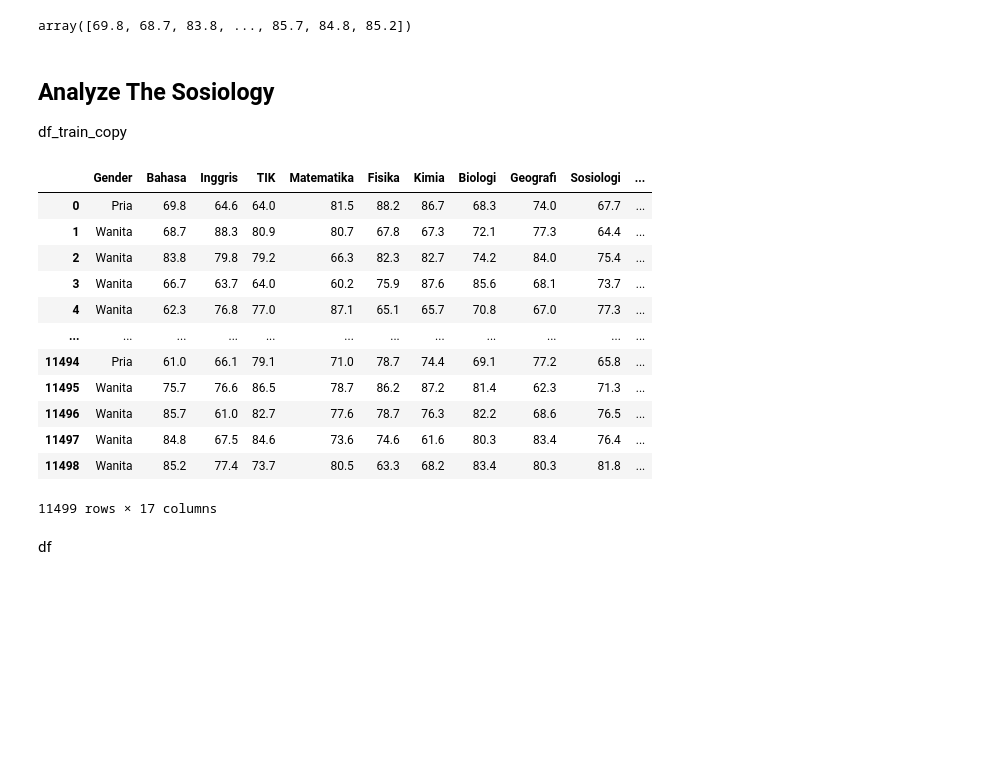
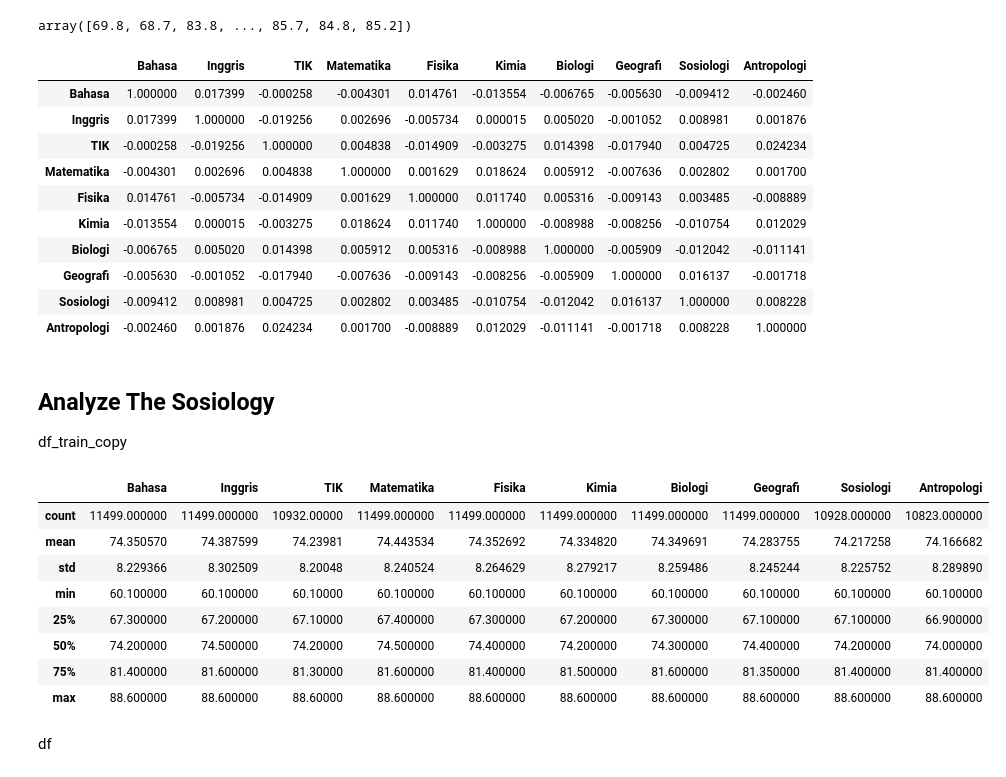
Before and after one commit to Xwyzworms/Diagnostic_Reasoning_HouseRent, a Jupyter notebook: Analisis_1.ipynb, the cells around one changed output. Cells and saved outputs as stored; diff of their text form; code cells hidden in the pictures; blank space fills up the shorter version.

```diff
--- a/Analisis_1.ipynb
+++ b/Analisis_1.ipynb
@@ -257,6 +257,20 @@ df_train_copy= util_preprocessing.changeToFloatNums(df_train_copy, numCols, np.n
 df_train_copy["Bahasa"].values
 # %% [output]
 array([69.8, 68.7, 83.8, ..., 85.7, 84.8, 85.2])
+# %%
+df_train_copy[numCols].pcorr()
+# %% [output]
+|  | Bahasa | Inggris | TIK | Matematika | Fisika | Kimia | Biologi | Geografi | Sosiologi | Antropologi |
+| Bahasa | 1.000000 | 0.017399 | -0.000258 | -0.004301 | 0.014761 | -0.013554 | -0.006765 | -0.005630 | -0.009412 | -0.002460 |
+| Inggris | 0.017399 | 1.000000 | -0.019256 | 0.002696 | -0.005734 | 0.000015 | 0.005020 | -0.001052 | 0.008981 | 0.001876 |
+| TIK | -0.000258 | -0.019256 | 1.000000 | 0.004838 | -0.014909 | -0.003275 | 0.014398 | -0.017940 | 0.004725 | 0.024234 |
+| Matematika | -0.004301 | 0.002696 | 0.004838 | 1.000000 | 0.001629 | 0.018624 | 0.005912 | -0.007636 | 0.002802 | 0.001700 |
+| Fisika | 0.014761 | -0.005734 | -0.014909 | 0.001629 | 1.000000 | 0.011740 | 0.005316 | -0.009143 | 0.003485 | -0.008889 |
+| Kimia | -0.013554 | 0.000015 | -0.003275 | 0.018624 | 0.011740 | 1.000000 | -0.008988 | -0.008256 | -0.010754 | 0.012029 |
+| Biologi | -0.006765 | 0.005020 | 0.014398 | 0.005912 | 0.005316 | -0.008988 | 1.000000 | -0.005909 | -0.012042 | -0.011141 |
+| Geografi | -0.005630 | -0.001052 | -0.017940 | -0.007636 | -0.009143 | -0.008256 | -0.005909 | 1.000000 | 0.016137 | -0.001718 |
+| Sosiologi | -0.009412 | 0.008981 | 0.004725 | 0.002802 | 0.003485 | -0.010754 | -0.012042 | 0.016137 | 1.000000 | 0.008228 |
+| Antropologi | -0.002460 | 0.001876 | 0.024234 | 0.001700 | -0.008889 | 0.012029 | -0.011141 | -0.001718 | 0.008228 | 1.000000 |
 # %%
 reload()
 util_visualization.drawHeatmap(np.round(df_train_copy[numCols].corr(),2),numCols, numCols, "Korelasi Linear Antara Nilai Numerik" )
@@ -264,20 +278,16 @@ util_visualization.drawHeatmap(np.round(df_train_copy[numCols].corr(),2),numCols
 ## Analyze The Sosiology
 df_train_copy
 # %%
-df_train_copy
+df_train_copy[numCols].describe()
 # %% [output]
-|  | Gender | Bahasa | Inggris | TIK | Matematika | Fisika | Kimia | Biologi | Geografi | Sosiologi | ... |
-| 0 | Pria | 69.8 | 64.6 | 64.0 | 81.5 | 88.2 | 86.7 | 68.3 | 74.0 | 67.7 | ... |
-| 1 | Wanita | 68.7 | 88.3 | 80.9 | 80.7 | 67.8 | 67.3 | 72.1 | 77.3 | 64.4 | ... |
-| 2 | Wanita | 83.8 | 79.8 | 79.2 | 66.3 | 82.3 | 82.7 | 74.2 | 84.0 | 75.4 | ... |
-| 3 | Wanita | 66.7 | 63.7 | 64.0 | 60.2 | 75.9 | 87.6 | 85.6 | 68.1 | 73.7 | ... |
-| 4 | Wanita | 62.3 | 76.8 | 77.0 | 87.1 | 65.1 | 65.7 | 70.8 | 67.0 | 77.3 | ... |
-| ... | ... | ... | ... | ... | ... | ... | ... | ... | ... | ... | ... |
-| 11494 | Pria | 61.0 | 66.1 | 79.1 | 71.0 | 78.7 | 74.4 | 69.1 | 77.2 | 65.8 | ... |
-| 11495 | Wanita | 75.7 | 76.6 | 86.5 | 78.7 | 86.2 | 87.2 | 81.4 | 62.3 | 71.3 | ... |
-| 11496 | Wanita | 85.7 | 61.0 | 82.7 | 77.6 | 78.7 | 76.3 | 82.2 | 68.6 | 76.5 | ... |
-| 11497 | Wanita | 84.8 | 67.5 | 84.6 | 73.6 | 74.6 | 61.6 | 80.3 | 83.4 | 76.4 | ... |
-| 11498 | Wanita | 85.2 | 77.4 | 73.7 | 80.5 | 63.3 | 68.2 | 83.4 | 80.3 | 81.8 | ... |
+|  | Bahasa | Inggris | TIK | Matematika | Fisika | Kimia | Biologi | Geografi | Sosiologi | Antropologi |
+| count | 11499.000000 | 11499.000000 | 10932.00000 | 11499.000000 | 11499.000000 | 11499.000000 | 11499.000000 | 11499.000000 | 10928.000000 | 10823.000000 |
+| mean | 74.350570 | 74.387599 | 74.23981 | 74.443534 | 74.352692 | 74.334820 | 74.349691 | 74.283755 | 74.217258 | 74.166682 |
+| std | 8.229366 | 8.302509 | 8.20048 | 8.240524 | 8.264629 | 8.279217 | 8.259486 | 8.245244 | 8.225752 | 8.289890 |
+| min | 60.100000 | 60.100000 | 60.10000 | 60.100000 | 60.100000 | 60.100000 | 60.100000 | 60.100000 | 60.100000 | 60.100000 |
+| 25% | 67.300000 | 67.200000 | 67.10000 | 67.400000 | 67.300000 | 67.200000 | 67.300000 | 67.100000 | 67.100000 | 66.900000 |
+| 50% | 74.200000 | 74.500000 | 74.20000 | 74.500000 | 74.400000 | 74.200000 | 74.300000 | 74.400000 | 74.200000 | 74.000000 |
+| 75% | 81.400000 | 81.600000 | 81.30000 | 81.600000 | 81.400000 | 81.500000 | 81.600000 | 81.350000 | 81.400000 | 81.400000 |
+| max | 88.600000 | 88.600000 | 88.60000 | 88.600000 | 88.600000 | 88.600000 | 88.600000 | 88.600000 | 88.600000 | 88.600000 |
-11499 rows × 17 columns
 # %% [markdown]
 df
```
Also changed, not shown: parts of 2 cells of this notebook, 1 other file.
